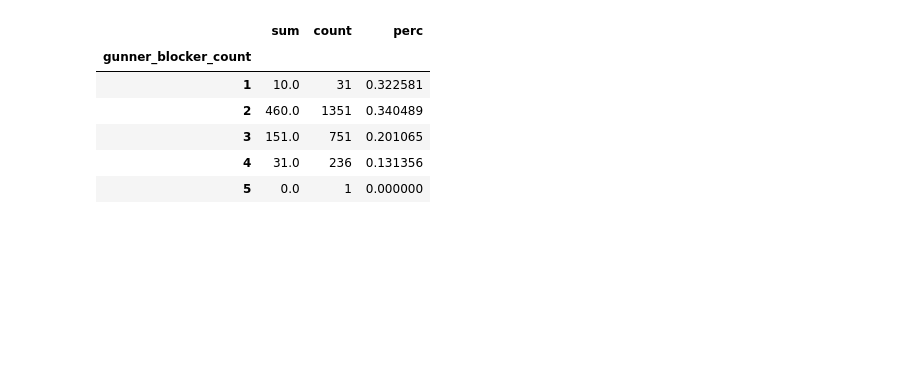
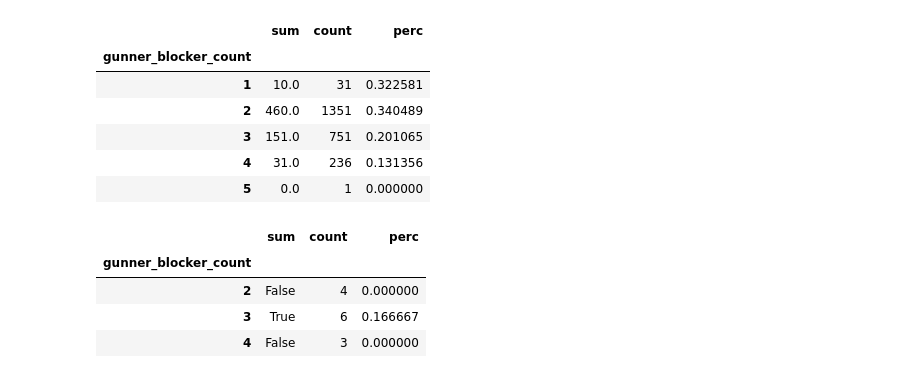
Before and after one commit to mtodisco10/nfl-punt-analytics, a Jupyter notebook: nfl_punt_script.ipynb, the cells around one changed output. Cells and saved outputs as stored; diff of their text form; code cells hidden in the pictures; blank space fills up the shorter version.

```diff
--- a/nfl_punt_script.ipynb
+++ b/nfl_punt_script.ipynb
@@ -523,3 +523,18 @@ gunner_summary
 | 3 | 151.0 | 751 | 0.201065 |
 | 4 | 31.0 | 236 | 0.131356 |
 | 5 | 0.0 | 1 | 0.000000 |
+# %%
+gunner_summary_injury = gunner_blockers_merged.merge(video_footage_injury, how='inner',
+                             left_on = ['Season_Year','GameKey','PlayID'],
+                            right_on = ['season','gamekey','playid']) \
+                            .groupby(['gunner_blocker_count'], as_index = False)['fair_catch'].agg([sum,'count'])
+# %%
+gunner_summary_injury['perc'] = gunner_summary_injury['sum'] / gunner_summary_injury['count']
+# %%
+gunner_summary_injury
+# %% [output]
+|  | sum | count | perc |
+| gunner_blocker_count |  |  |  |
+| 2 | False | 4 | 0.000000 |
+| 3 | True | 6 | 0.166667 |
+| 4 | False | 3 | 0.000000 |
```
Also changed, not shown: parts of 19 cells of this notebook.
